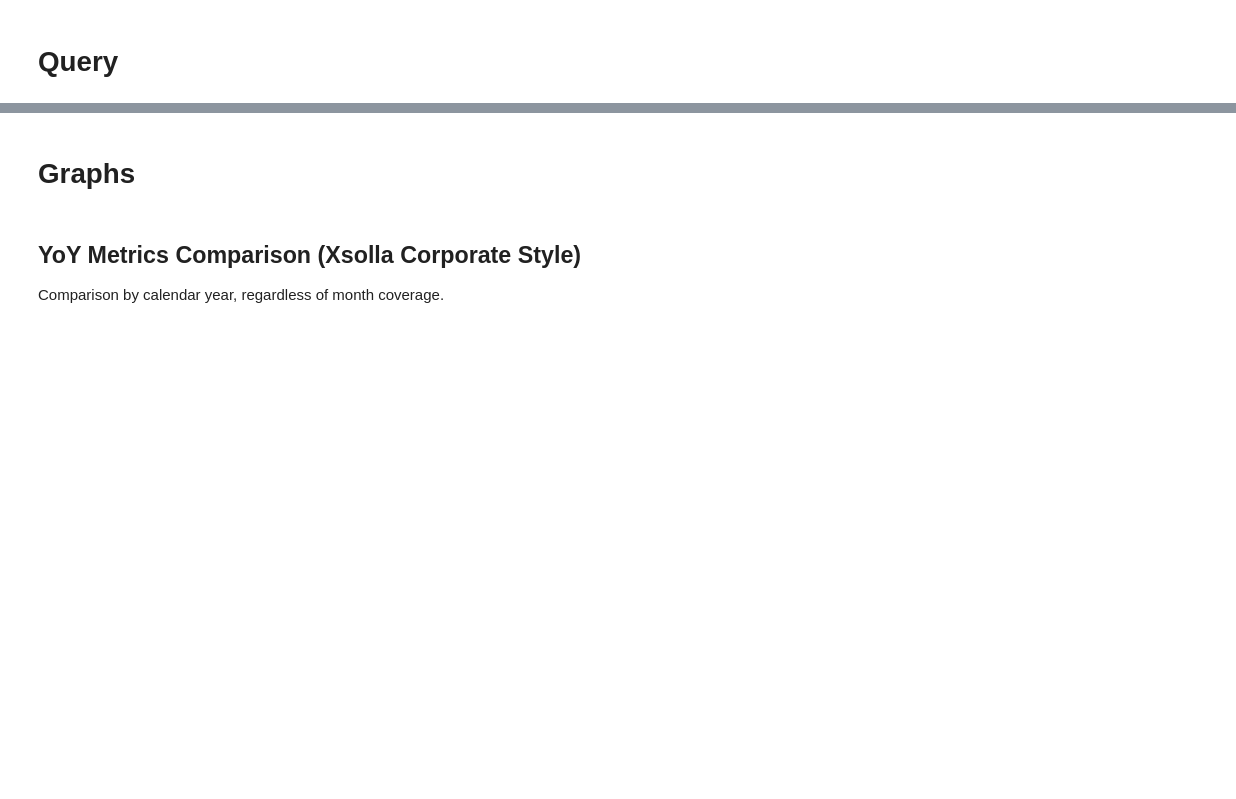
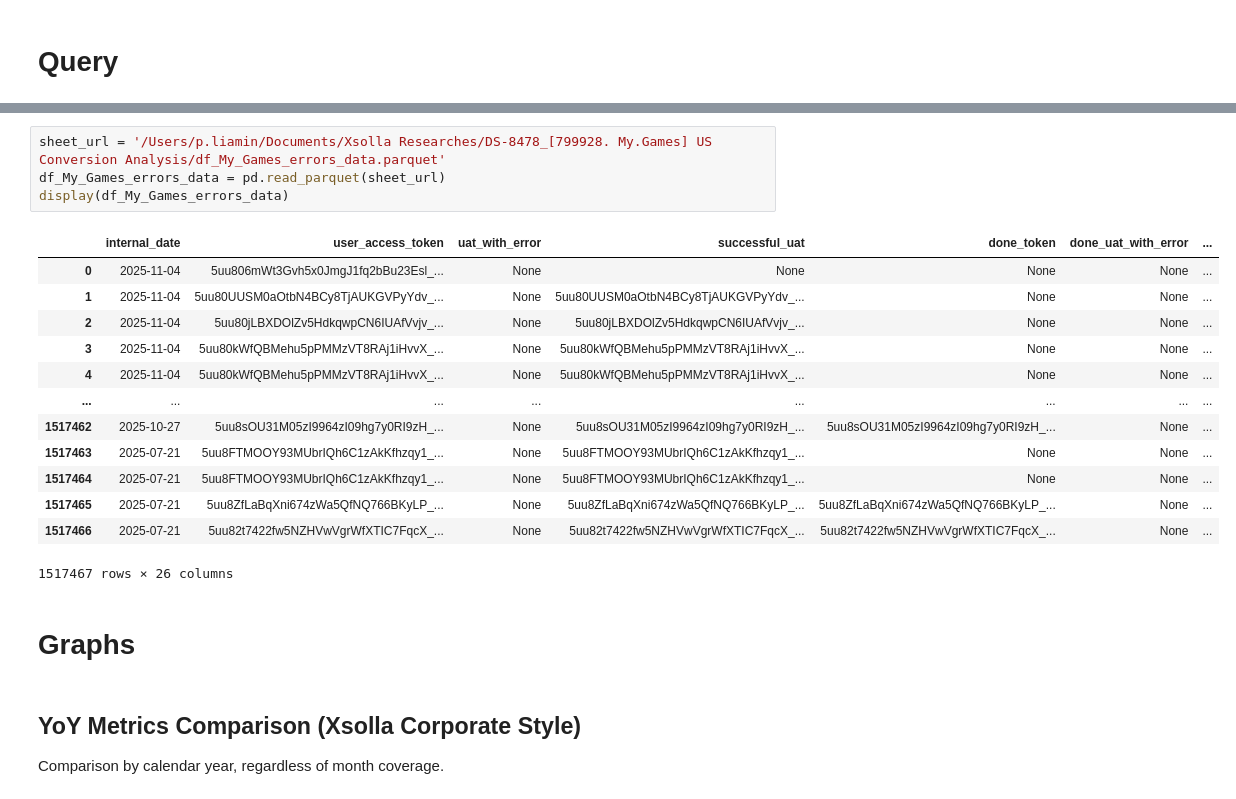
Before and after one commit to LiaminPavel/DS-8478-799928.-My.Games-US-Conversion-Analysis-, a Jupyter notebook: DS-8478_[799928. My.Games] US Conversion Analysis.ipynb, the cells around one changed output, grey strips where cells are left out. Cells and saved outputs as stored; diff of their text form; blank space fills up the shorter version.

```diff
--- a/DS-8478_[799928. My.Games] US Conversion Analysis.ipynb
+++ b/DS-8478_[799928. My.Games] US Conversion Analysis.ipynb
@@ -40,3 +47,21 @@ display(df_main_my_games)
+# %%
+sheet_url = '/Users/p.liamin/Documents/Xsolla Researches/DS-8478_[799928. My.Games] US Conversion Analysis/df_My_Games_errors_data.parquet'
+df_My_Games_errors_data = pd.read_parquet(sheet_url)
+display(df_My_Games_errors_data)
+# %% [output]
+|  | internal_date | user_access_token | uat_with_error | successful_uat | done_token | done_uat_with_error | ... |
+| 0 | 2025-11-04 | 5uu806mWt3Gvh5x0JmgJ1fq2bBu23Esl_... | None | None | None | None | ... |
+| 1 | 2025-11-04 | 5uu80UUSM0aOtbN4BCy8TjAUKGVPyYdv_... | None | 5uu80UUSM0aOtbN4BCy8TjAUKGVPyYdv_... | None | None | ... |
+| 2 | 2025-11-04 | 5uu80jLBXDOlZv5HdkqwpCN6IUAfVvjv_... | None | 5uu80jLBXDOlZv5HdkqwpCN6IUAfVvjv_... | None | None | ... |
+| 3 | 2025-11-04 | 5uu80kWfQBMehu5pPMMzVT8RAj1iHvvX_... | None | 5uu80kWfQBMehu5pPMMzVT8RAj1iHvvX_... | None | None | ... |
+| 4 | 2025-11-04 | 5uu80kWfQBMehu5pPMMzVT8RAj1iHvvX_... | None | 5uu80kWfQBMehu5pPMMzVT8RAj1iHvvX_... | None | None | ... |
+| ... | ... | ... | ... | ... | ... | ... | ... |
+| 1517462 | 2025-10-27 | 5uu8sOU31M05zI9964zI09hg7y0RI9zH_... | None | 5uu8sOU31M05zI9964zI09hg7y0RI9zH_... | 5uu8sOU31M05zI9964zI09hg7y0RI9zH_... | None | ... |
+| 1517463 | 2025-07-21 | 5uu8FTMOOY93MUbrIQh6C1zAkKfhzqy1_... | None | 5uu8FTMOOY93MUbrIQh6C1zAkKfhzqy1_... | None | None | ... |
+| 1517464 | 2025-07-21 | 5uu8FTMOOY93MUbrIQh6C1zAkKfhzqy1_... | None | 5uu8FTMOOY93MUbrIQh6C1zAkKfhzqy1_... | None | None | ... |
+| 1517465 | 2025-07-21 | 5uu8ZfLaBqXni674zWa5QfNQ766BKyLP_... | None | 5uu8ZfLaBqXni674zWa5QfNQ766BKyLP_... | 5uu8ZfLaBqXni674zWa5QfNQ766BKyLP_... | None | ... |
+| 1517466 | 2025-07-21 | 5uu82t7422fw5NZHVwVgrWfXTIC7FqcX_... | None | 5uu82t7422fw5NZHVwVgrWfXTIC7FqcX_... | 5uu82t7422fw5NZHVwVgrWfXTIC7FqcX_... | None | ... |
+1517467 rows × 26 columns
 # %% [markdown]
 # Graphs
 # %% [markdown]
```
Also changed, not shown: parts of 5 cells of this notebook.
